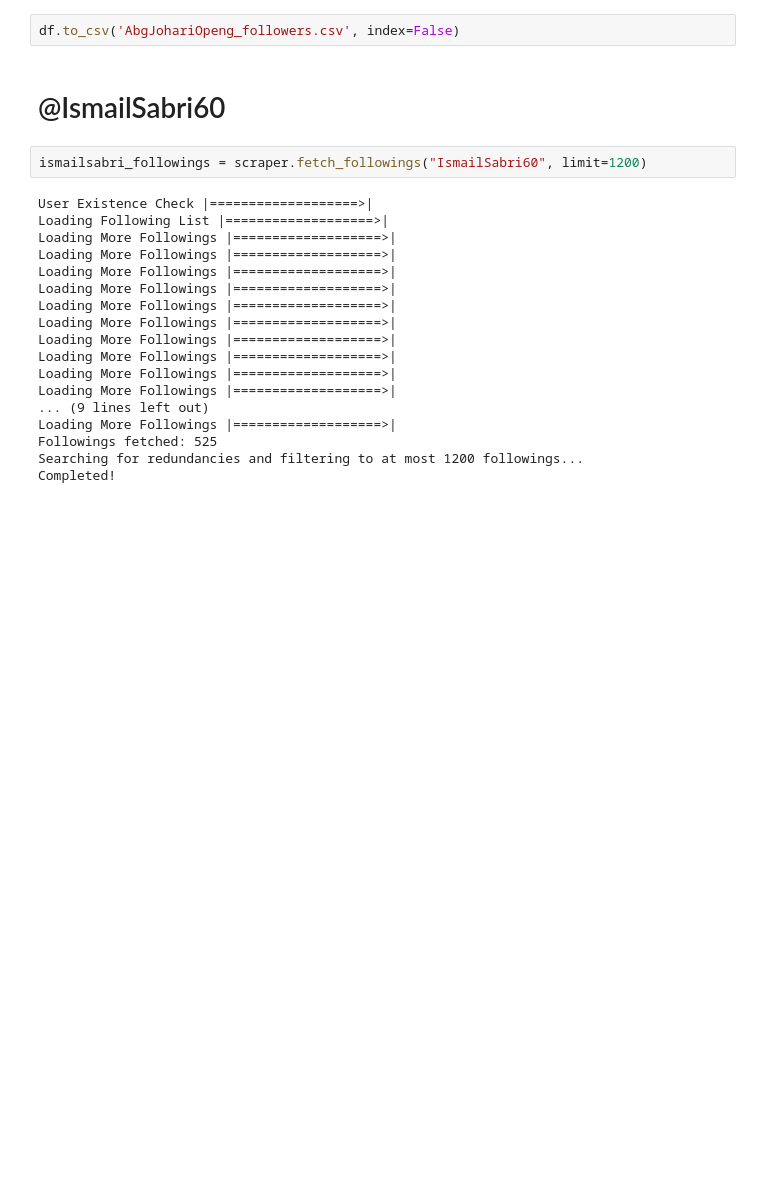
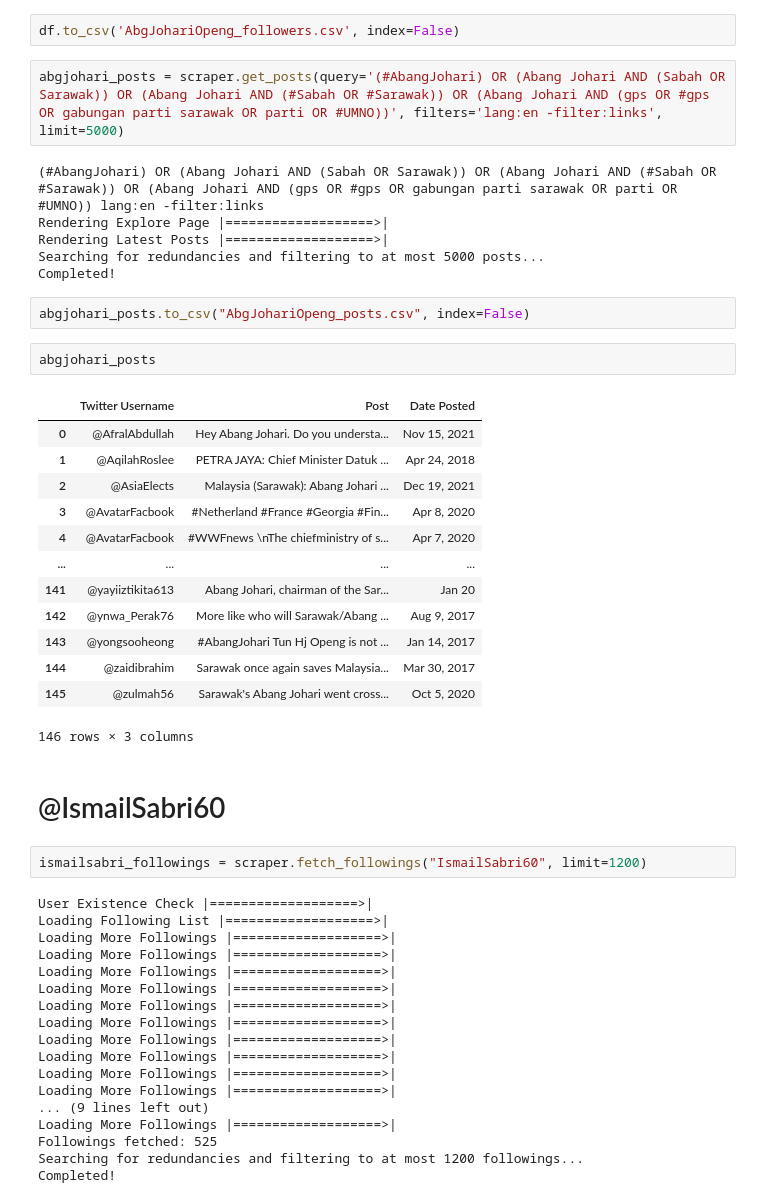
Before and after one commit to zareefrj/Social-Network-Analysis, a Jupyter notebook: tester.ipynb, the cells around one changed output. Saved outputs shown, nothing was run; the diff lists cells and outputs as text; blank space fills up the shorter version.

```diff
--- a/tester.ipynb
+++ b/tester.ipynb
@@ -102,5 +123,31 @@ print(len(df))
 # %%
 df.to_csv('AbgJohariOpeng_followers.csv', index=False)
+# %%
+abgjohari_posts = scraper.get_posts(query='(#AbangJohari) OR (Abang Johari AND (Sabah OR Sarawak)) OR (Abang Johari AND (#Sabah OR #Sarawak)) OR (Abang Johari AND (gps OR #gps OR gabungan parti sarawak OR parti OR #UMNO))', filters='lang:en -filter:links', limit=5000)
+# %% [output]
+(#AbangJohari) OR (Abang Johari AND (Sabah OR Sarawak)) OR (Abang Johari AND (#Sabah OR #Sarawak)) OR (Abang Johari AND (gps OR #gps OR gabungan parti sarawak OR parti OR #UMNO)) lang:en -filter:links
+Rendering Explore Page |===================>|
+Rendering Latest Posts |===================>|
+Searching for redundancies and filtering to at most 5000 posts...
+Completed!
+# %%
+abgjohari_posts.to_csv("AbgJohariOpeng_posts.csv", index=False)
+# %%
+abgjohari_posts
+# %% [output]
+|  | Twitter Username | Post | Date Posted |
+| 0 | @AfralAbdullah | Hey Abang Johari. Do you understa... | Nov 15, 2021 |
+| 1 | @AqilahRoslee | PETRA JAYA: Chief Minister Datuk ... | Apr 24, 2018 |
+| 2 | @AsiaElects | Malaysia (Sarawak): Abang Johari ... | Dec 19, 2021 |
+| 3 | @AvatarFacbook | #Netherland #France #Georgia #Fin... | Apr 8, 2020 |
+| 4 | @AvatarFacbook | #WWFnews \nThe chiefministry of s... | Apr 7, 2020 |
+| ... | ... | ... | ... |
+| 141 | @yayiiztikita613 | Abang Johari, chairman of the Sar... | Jan 20 |
+| 142 | @ynwa_Perak76 | More like who will Sarawak/Abang ... | Aug 9, 2017 |
+| 143 | @yongsooheong | #AbangJohari Tun Hj Openg is not ... | Jan 14, 2017 |
+| 144 | @zaidibrahim | Sarawak once again saves Malaysia... | Mar 30, 2017 |
+| 145 | @zulmah56 | Sarawak's Abang Johari went cross... | Oct 5, 2020 |
+146 rows × 3 columns
 # %% [markdown]
 # @IsmailSabri60
 # %%
```
Also changed, not shown: parts of 10 cells of this notebook, 6 other files.
